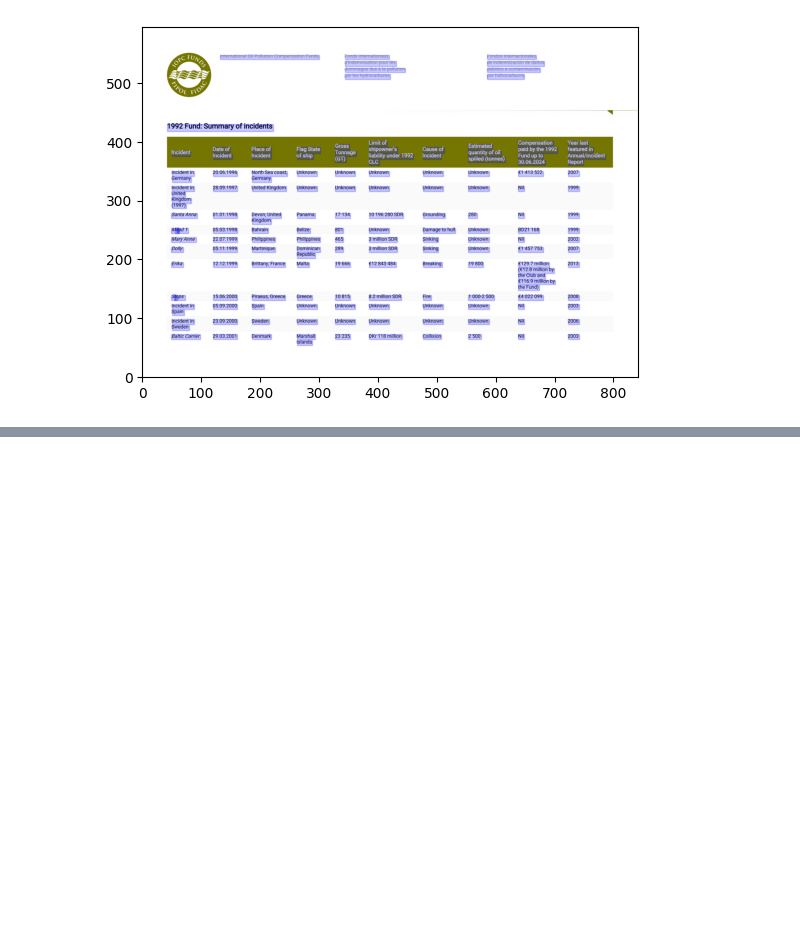
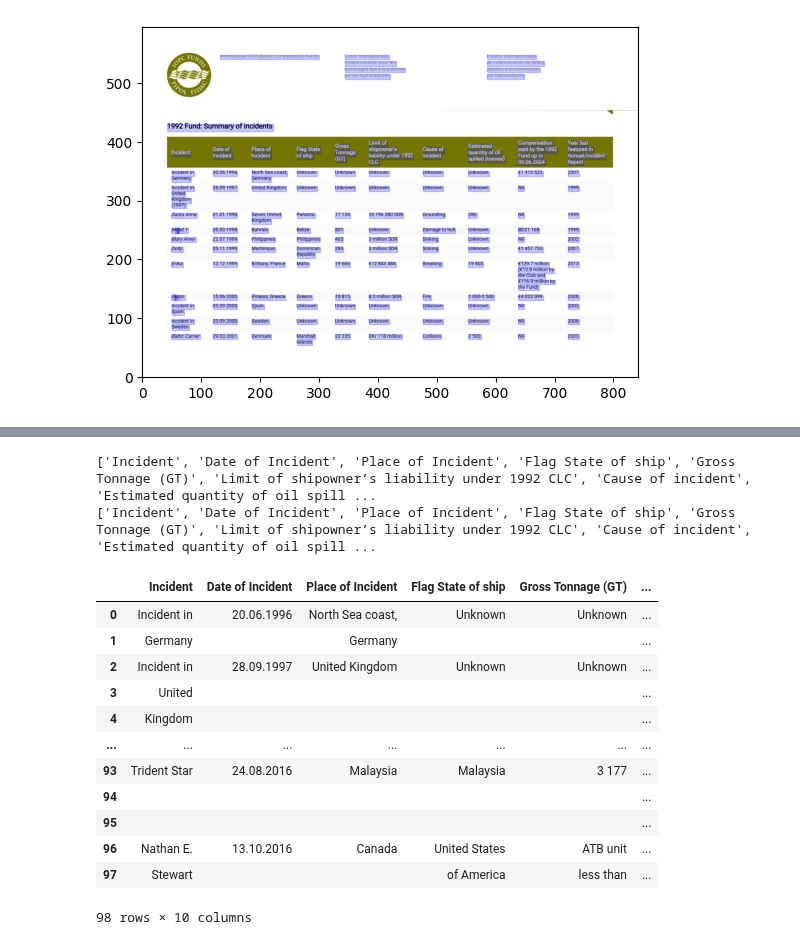
Before and after one commit to pedronery07/Projeto_InsperData_AECOM, a Jupyter notebook: extracao_iopc.ipynb, the cells around one changed output, grey strips where cells are left out. Saved outputs shown, nothing was run; the diff lists cells and outputs as text; code cells hidden in the pictures; blank space fills up the shorter version.

```diff
--- a/extracao_iopc.ipynb
+++ b/extracao_iopc.ipynb
@@ -44,0 +64,62 @@ camelot.plot(tabelas[0], kind='text').show()
+# %%
+columns_1992 = []
+columns_1971 = []
+
+# Capturando colunas de 1992
+for j in range(10):
+    nome_coluna = ""
+    for i in range(7):
+        if tabelas_1992[0].iloc[i,j] != "":
+            nome_coluna += " " + tabelas_1992[0].iloc[i,j]
+    columns_1992.append(nome_coluna.strip())
+
+# Capturando colunas de 1971
+for j in range(11):
+    nome_coluna = ""
+    for i in range(7):
+        if tabelas_1971[0].iloc[i,j] != "":
+            nome_coluna += " " + tabelas_1971[0].iloc[i,j]
+    columns_1971.append(nome_coluna.strip())
+
+print(columns_1992)
+print(columns_1971)
+# %% [output]
+['Incident', 'Date of Incident', 'Place of Incident', 'Flag State of ship', 'Gross Tonnage (GT)', 'Limit of shipowner’s liability under 1992 CLC', 'Cause of incident', 'Estimated quantity of oil spill ...
+['Incident', 'Date of Incident', 'Place of Incident', 'Flag State of ship', 'Gross Tonnage (GT)', 'Limit of shipowner’s liability under 1992 CLC', 'Cause of incident', 'Estimated quantity of oil spill ...
+# %%
+import pandas as pd
+
+# Redefinindo as colunas do DataFrame e concatenando as tabelas
+tabelas_1992_concat = []
+for tabela in tabelas_1992[0:4]:
+    tabela.columns = columns_1992
+    tabela = tabela.iloc[7:].reset_index(drop=True)
+    tabelas_1992_concat.append(tabela)
+
+# Concatenando todas as tabelas de 1992 em um único DataFrame
+df_1992 = pd.concat(tabelas_1992_concat, ignore_index=True)
+
+tabelas_1971_concat = []
+for tabela in tabelas_1971:
+    tabela.columns = columns_1971
+    tabela = tabela.iloc[9:].reset_index(drop=True)
+    tabelas_1971_concat.append(tabela)
+
+# Concatenando todas as tabelas de 1971 em um único DataFrame
+df_1971 = pd.concat(tabelas_1971_concat, ignore_index=True)
+# %%
+df_1992
+# %% [output]
+|  | Incident | Date of Incident | Place of Incident | Flag State of ship | Gross Tonnage (GT) | ... |
+| 0 | Incident in | 20.06.1996 | North Sea coast, | Unknown | Unknown | ... |
+| 1 | Germany |  | Germany |  |  | ... |
+| 2 | Incident in | 28.09.1997 | United Kingdom | Unknown | Unknown | ... |
+| 3 | United |  |  |  |  | ... |
+| 4 | Kingdom |  |  |  |  | ... |
+| ... | ... | ... | ... | ... | ... | ... |
+| 93 | Trident Star | 24.08.2016 | Malaysia | Malaysia | 3 177 | ... |
+| 94 |  |  |  |  |  | ... |
+| 95 |  |  |  |  |  | ... |
+| 96 | Nathan E. | 13.10.2016 | Canada | United States | ATB unit | ... |
+| 97 | Stewart |  |  | of America | less than | ... |
+98 rows × 10 columns
```
Also changed, not shown: parts of 9 cells of this notebook.
